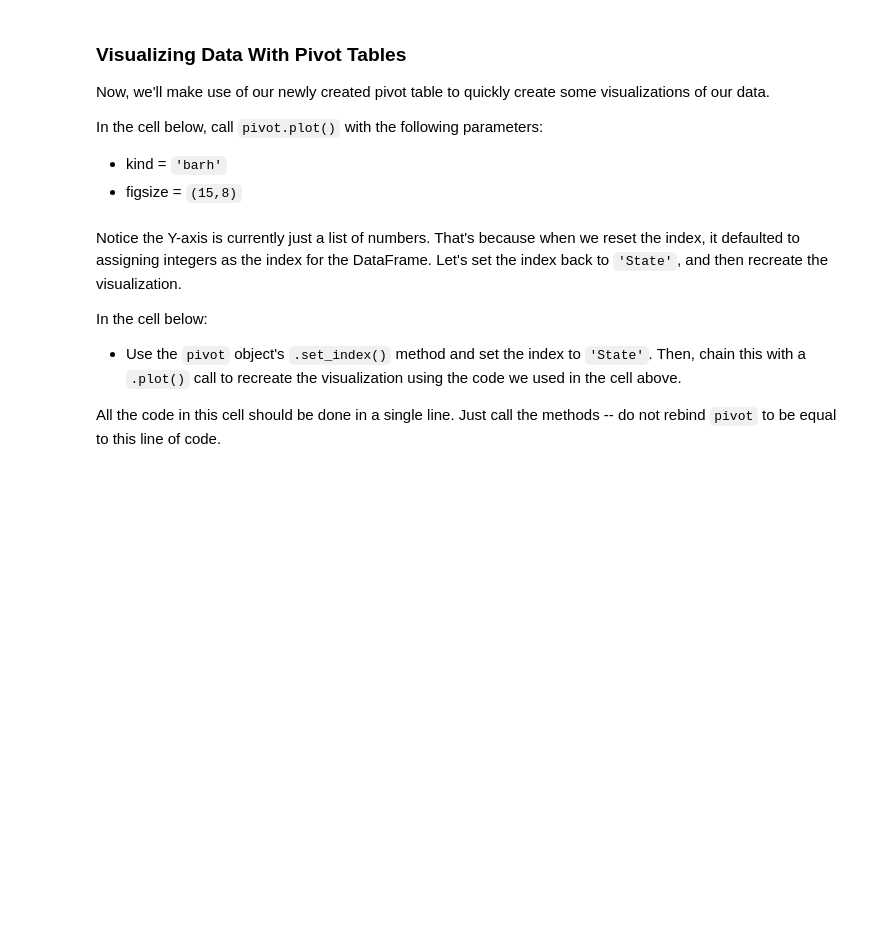
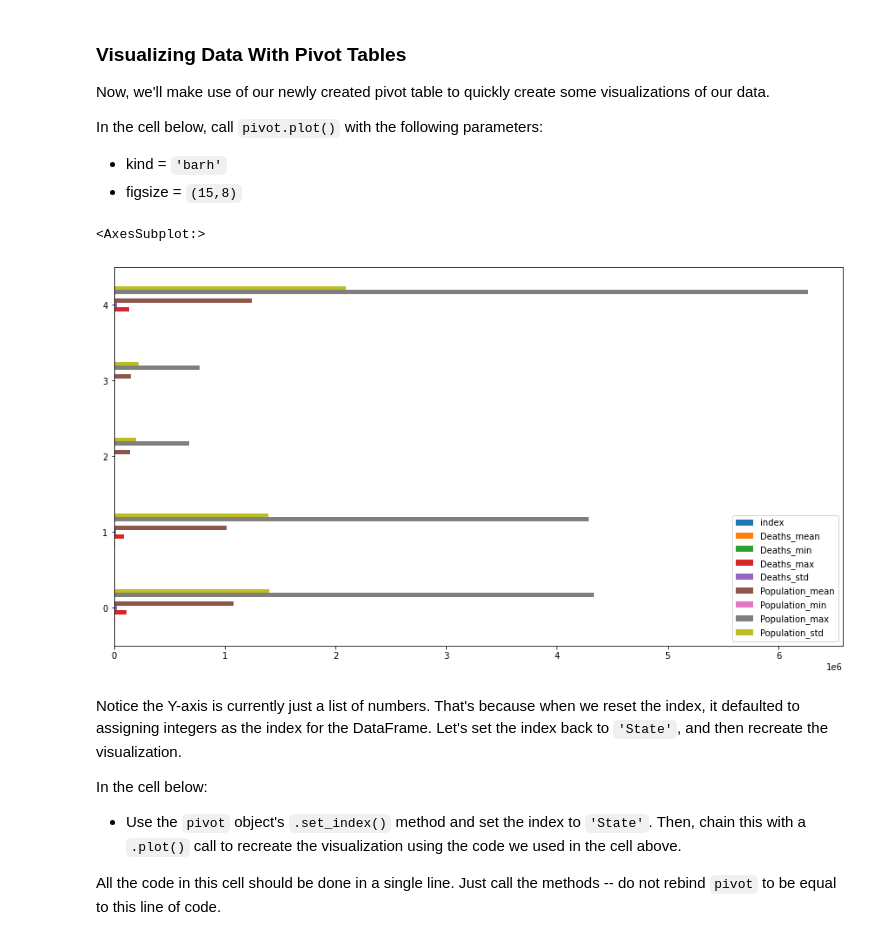
Before and after one commit to mcshoja/dsc-pivot-tables-pandas-lab, a Jupyter notebook: index.ipynb, the cells around one changed output. Saved outputs shown, nothing was run; the diff lists cells and outputs as text; code cells hidden in the pictures; blank space fills up the shorter version.

Commit message:
Finished the Pivot with Pandas Lab

```diff
--- a/index.ipynb
+++ b/index.ipynb
@@ -163,0 +221,4 @@ grouped = None
+# %%
+# Your code here
+grouped = df.groupby(["State", "Gender"])[["Deaths", "Population"]].agg(["mean", "min", "max", "std"]).head()
+grouped.head()
@@ -175,4 +254,6 @@ Let's reset the index, and then see how it changes.
 In the cell below, call the DataFrame's `.reset_index()` method.  Then, display the `.head()` of the DataFrame.
 # %%
 # First, reset the index. Notice the subtle difference; State and Gender are now columns rather than the index
-grouped = None
+
+grouped = grouped.reset_index()
+print(grouped.head())
@@ -237,4 +382,5 @@ Let's reset the index and see how it changes our pivot table.
 In the cell below, reset the index of the `pivot` object as we did previously.  Then, display the `.head()` of the object to see if we can detect any changes.
 # %%
 # Again, notice the subtle difference of resetting the index:
-pivot = None
+pivot = grouped.reset_index()
+pivot.head()
@@ -249,6 +402,10 @@ In the cell below, call `pivot.plot()` with the following parameters:
 * figsize = `(15,8)`
 # %%
 # Now let's make a sweet bar chart
+pivot.plot(kind='barh', figsize=(15,8))
+# %% [output]
+<AxesSubplot:>
+[figure, added]
 # %% [markdown]
 Notice the Y-axis is currently just a list of numbers.  That's because when we reset the index, it defaulted to assigning integers as the index for the DataFrame.  Let's set the index back to `'State'`, and then recreate the visualization.
 
```
Also changed, not shown: parts of 33 cells of this notebook.
